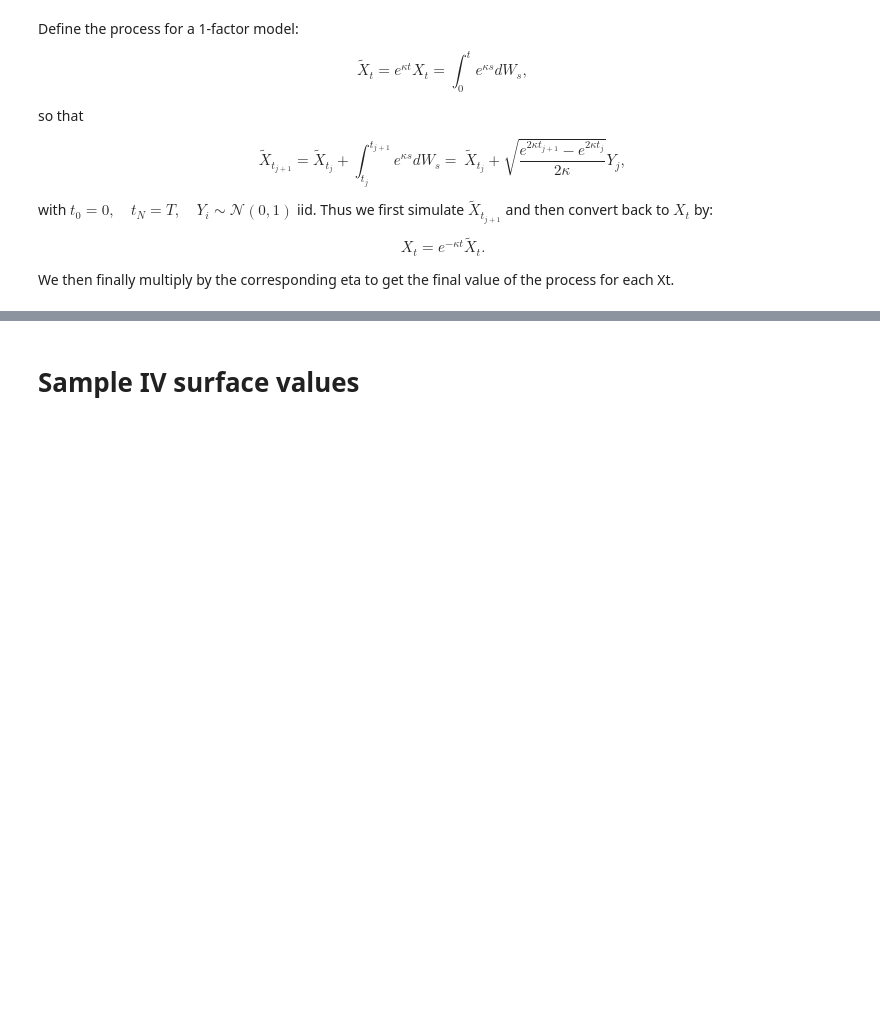
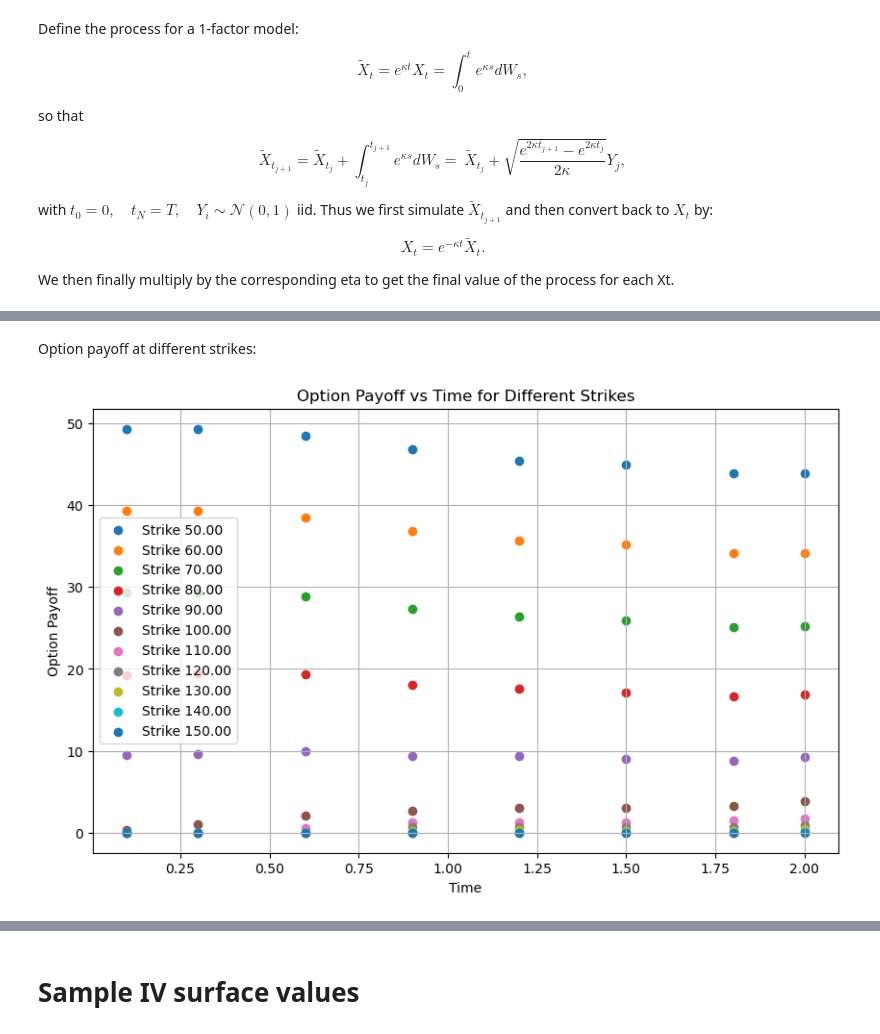
Before and after one commit to pottierc/Project_2f_bergomi, a Jupyter notebook: 01. Working_Space/Project_2f_bergomi.ipynb, the cells around one changed output, grey strips where cells are left out. Saved outputs shown, nothing was run; the diff lists cells and outputs as text; code cells hidden in the pictures; blank space fills up the shorter version.

```diff
--- a/01. Working_Space/Project_2f_bergomi.ipynb
+++ b/01. Working_Space/Project_2f_bergomi.ipynb
@@ -99,3 +99,13 @@ N_sims = 50
 
 dt = T/n_steps
 tt = np.linspace(0., T, n_steps + 1)
+# %%
+# Liste des valeurs à rechercher
+times_to_find = [0.1,0.3,0.6,0.9,1.2,1.5,1.8,2.0 ]
+
+# Dictionnaire pour stocker les indices
+indices = {time: np.where(tt == time)[0] for time in times_to_find}
+
+# Afficher les indices
+for time, index in indices.items():
+    print(f"Time interval of {time}:", f"index {index} of the matrix tt")
@@ -171,0 +209,4 @@ plt.show()
+# %%
+for time, index in indices.items():
+    payoff = np.mean(np.maximum(S[index] - K, 0))
+    print(f"The option payoff at time {time} is {payoff:.2f}")
@@ -171,0 +222,27 @@ plt.show()
+# %% [markdown]
+Option payoff at different strikes:
+# %%
+strikes=np.array([0.5,0.6,0.7,0.8,0.9,1.0,1.1,1.2,1.3,1.4,1.5 ])*S0
+
+payoffs = {}
+
+for strike in strikes:
+    payoffs[strike] = []
+    for time, index in indices.items():
+        payoff = np.mean(np.maximum(S[index] - strike, 0))
+        payoffs[strike].append((time, payoff))
+
+# Plot the results
+plt.figure(figsize=(10, 6))
+for strike, payoff_data in payoffs.items():
+    times, payoff_values = zip(*payoff_data)
+    plt.scatter(times, payoff_values, label=f'Strike {strike:.2f}')
+
+plt.xlabel('Time')
+plt.ylabel('Option Payoff')
+plt.title('Option Payoff vs Time for Different Strikes')
+plt.legend()
+plt.grid(True)
+plt.show()
+# %% [output]
+[figure, added]
```
Also changed, not shown: parts of 21 cells of this notebook.
